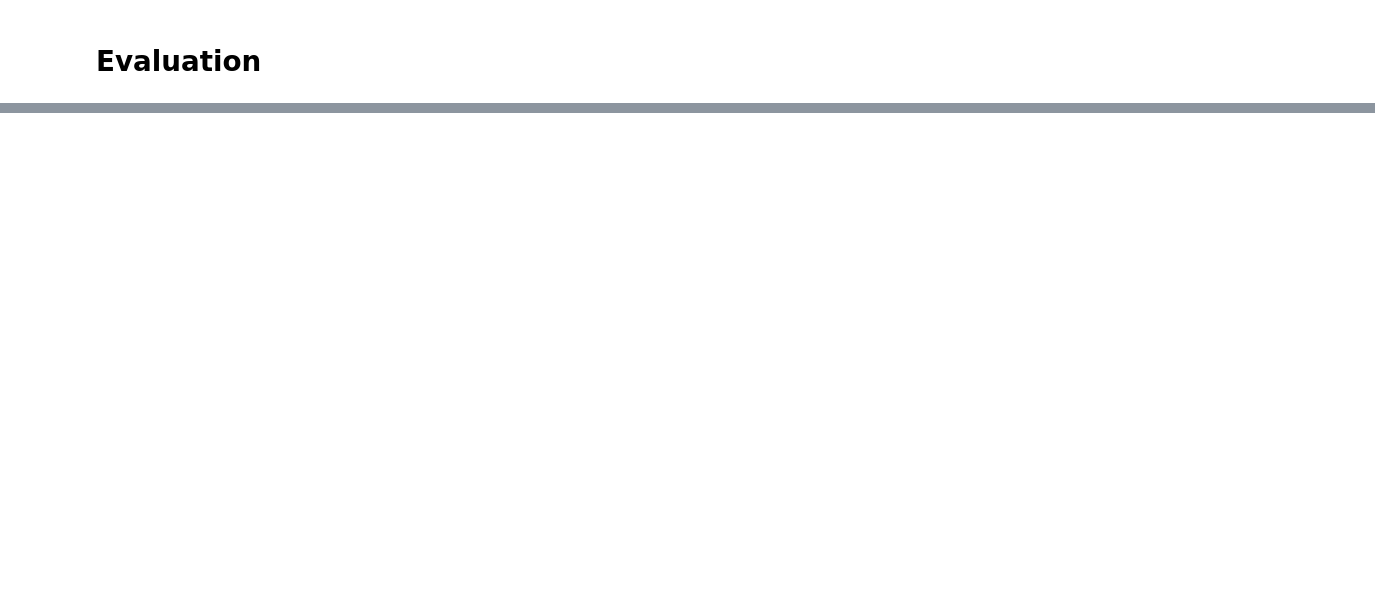
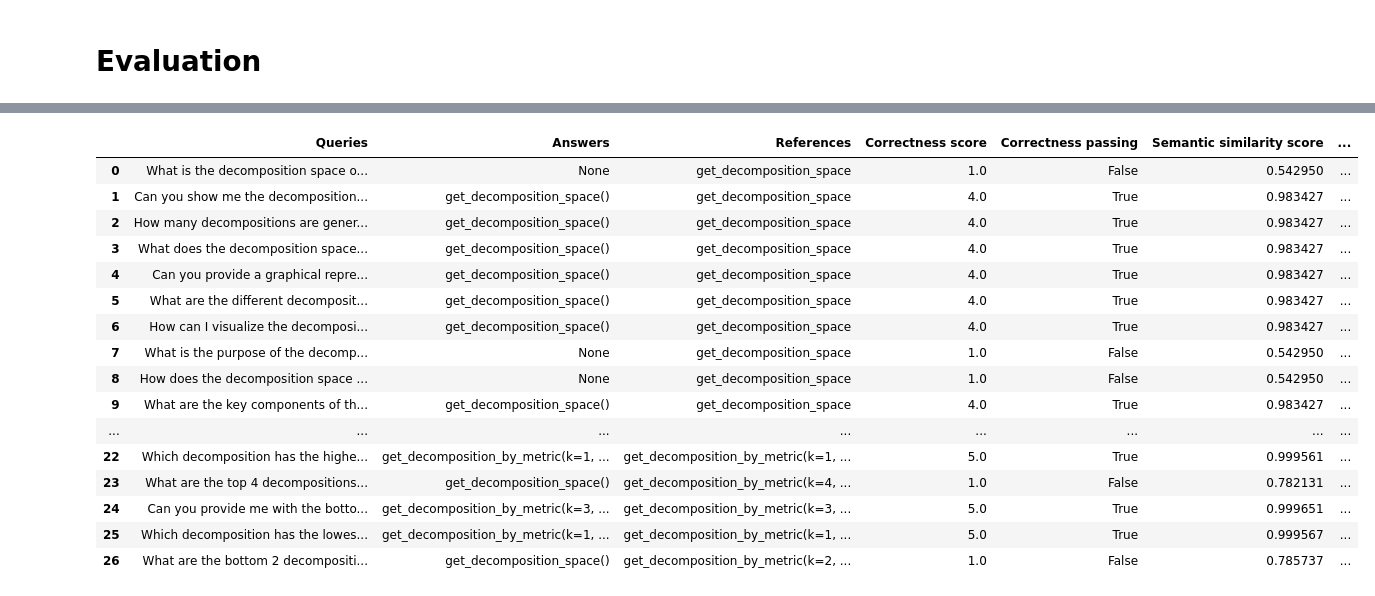
Before and after one commit to amartinezsaucedo/microminer-eval, a Jupyter notebook: notebooks/semantic_layer.ipynb, the cells around one changed output, grey strips where cells are left out. Drawn from its saved outputs; the diff is of its cells as text; code cells hidden in the pictures; blank space fills up the shorter version.

```diff
--- a/notebooks/semantic_layer.ipynb
+++ b/notebooks/semantic_layer.ipynb
@@ -356,12 +399,10 @@ for query, reference in pairwise(questions):
 # %%
 from llama_index.core.evaluation import (
     CorrectnessEvaluator,
-    SemanticSimilarityEvaluator,
-    AnswerRelevancyEvaluator
+    SemanticSimilarityEvaluator
 )
 
 judges = {}
-judges["answer_relevancy"] = AnswerRelevancyEvaluator()
 judges["correctness"] = CorrectnessEvaluator()
 judges["semantic_similarity"] = SemanticSimilarityEvaluator()
 # %%
@@ -369,7 +410,6 @@ import tqdm
 
 evals = {
     "correctness": [],
-    "answer_relevancy": [],
     "semantic_similarity": []
 }
 
@@ -383,12 +423,6 @@ for query, response, reference in tqdm.tqdm(
         reference=reference
     )
 
-    answer_relevancy_result = judges["answer_relevancy"].evaluate(
-        query=query,
-        response=response
-    )
-
-
     semantic_similarity_result = judges["semantic_similarity"].evaluate(
         query=query,
         response=response,
@@ -396,20 +430,35 @@ for query, response, reference in tqdm.tqdm(
     )
 
     evals["correctness"].append(correctness_result)
-    evals["answer_relevancy"].append(answer_relevancy_result)
     evals["semantic_similarity"].append(semantic_similarity_result)
 # %%
 results = pd.DataFrame({
     'Queries': queries,
     'Answers': responses,
     'References': references,
     "Correctness score": list(map(lambda obj: obj.score, evals["correctness"])),
     "Correctness passing": list(map(lambda obj: obj.passing, evals["correctness"])),
-    "Relevancy score": list(map(lambda obj: obj.score, evals["answer_relevancy"])),
-    "Relevancy passing": list(map(lambda obj: obj.passing, evals["answer_relevancy"])),
     "Semantic similarity score": list(map(lambda obj: obj.score, evals["semantic_similarity"])),
     "Semantic similarity passing": list(map(lambda obj: obj.passing, evals["semantic_similarity"])),
 })
 results
+# %% [output]
+|  | Queries | Answers | References | Correctness score | Correctness passing | Semantic similarity score | ... |
+| 0 | What is the decomposition space o... | None | get_decomposition_space | 1.0 | False | 0.542950 | ... |
+| 1 | Can you show me the decomposition... | get_decomposition_space() | get_decomposition_space | 4.0 | True | 0.983427 | ... |
+| 2 | How many decompositions are gener... | get_decomposition_space() | get_decomposition_space | 4.0 | True | 0.983427 | ... |
+| 3 | What does the decomposition space... | get_decomposition_space() | get_decomposition_space | 4.0 | True | 0.983427 | ... |
+| 4 | Can you provide a graphical repre... | get_decomposition_space() | get_decomposition_space | 4.0 | True | 0.983427 | ... |
+| 5 | What are the different decomposit... | get_decomposition_space() | get_decomposition_space | 4.0 | True | 0.983427 | ... |
+| 6 | How can I visualize the decomposi... | get_decomposition_space() | get_decomposition_space | 4.0 | True | 0.983427 | ... |
+| 7 | What is the purpose of the decomp... | None | get_decomposition_space | 1.0 | False | 0.542950 | ... |
+| 8 | How does the decomposition space ... | None | get_decomposition_space | 1.0 | False | 0.542950 | ... |
+| 9 | What are the key components of th... | get_decomposition_space() | get_decomposition_space | 4.0 | True | 0.983427 | ... |
+| ... | ... | ... | ... | ... | ... | ... | ... |
+| 22 | Which decomposition has the highe... | get_decomposition_by_metric(k=1, ... | get_decomposition_by_metric(k=1, ... | 5.0 | True | 0.999561 | ... |
+| 23 | What are the top 4 decompositions... | get_decomposition_space() | get_decomposition_by_metric(k=4, ... | 1.0 | False | 0.782131 | ... |
+| 24 | Can you provide me with the botto... | get_decomposition_by_metric(k=3, ... | get_decomposition_by_metric(k=3, ... | 5.0 | True | 0.999651 | ... |
+| 25 | Which decomposition has the lowes... | get_decomposition_by_metric(k=1, ... | get_decomposition_by_metric(k=1, ... | 5.0 | True | 0.999567 | ... |
+| 26 | What are the bottom 2 decompositi... | get_decomposition_space() | get_decomposition_by_metric(k=2, ... | 1.0 | False | 0.785737 | ... |
 # %%
 results.to_csv(f"{PROJECT_PATH}/results.csv")
```
Also changed, not shown: parts of 15 cells of this notebook, 1 other file.
